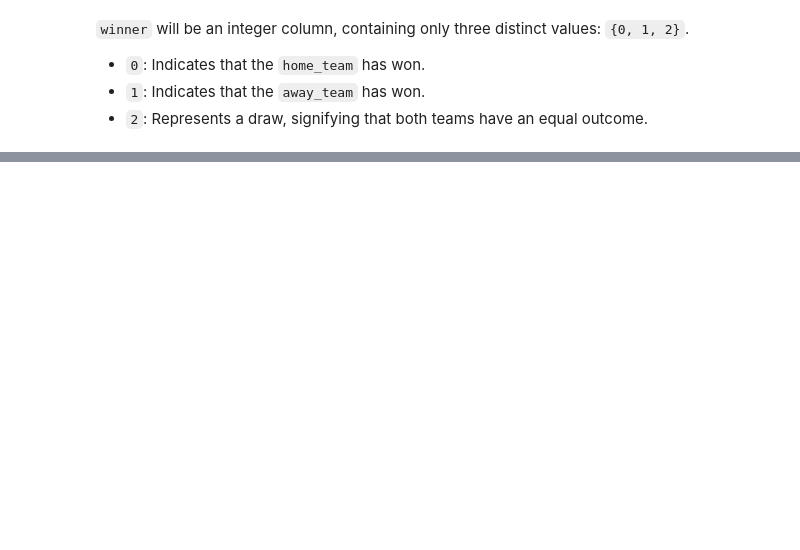
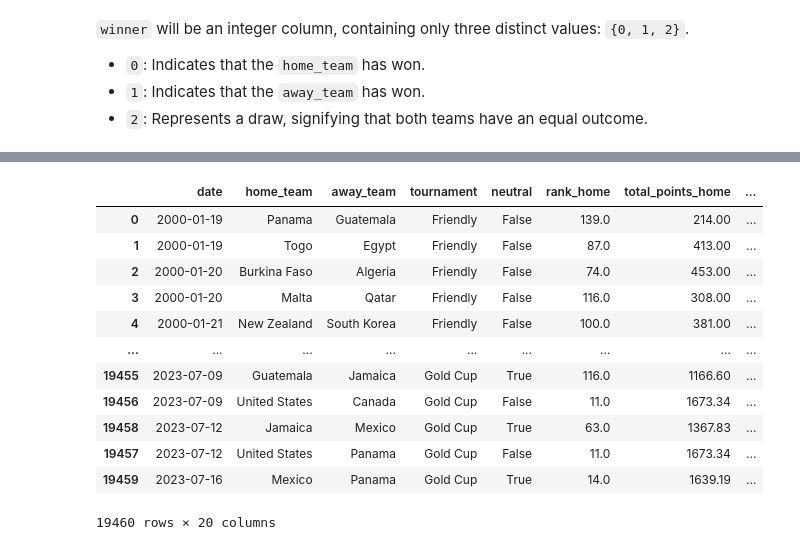
Before and after one commit to H4znow/Football_match_results_predictor, a Jupyter notebook: pre/preprocess_dataset.ipynb, the cells around one changed output, grey strips where cells are left out. Saved outputs shown, nothing was run; the diff lists cells and outputs as text; code cells hidden in the pictures; blank space fills up the shorter version.

```diff
--- a/pre/preprocess_dataset.ipynb
+++ b/pre/preprocess_dataset.ipynb
@@ -345,0 +429,2 @@ KeyError: "[Timestamp('2000-01-19 00:00:00'), 'Panama', 'Guatemala', 'Friendly',
+# %%
+rera.drop("city", axis=1, inplace=True)
@@ -345,0 +437,2 @@ KeyError: "[Timestamp('2000-01-19 00:00:00'), 'Panama', 'Guatemala', 'Friendly',
+# %%
+rera.drop(["home_score", "away_score"], axis=1, inplace=True)
@@ -345,0 +443,18 @@ KeyError: "[Timestamp('2000-01-19 00:00:00'), 'Panama', 'Guatemala', 'Friendly',
+# %%
+rera.drop("country", axis=1, inplace=True)
+# %%
+rera
+# %% [output]
+|  | date | home_team | away_team | tournament | neutral | rank_home | total_points_home | ... |
+| 0 | 2000-01-19 | Panama | Guatemala | Friendly | False | 139.0 | 214.00 | ... |
+| 1 | 2000-01-19 | Togo | Egypt | Friendly | False | 87.0 | 413.00 | ... |
+| 2 | 2000-01-20 | Burkina Faso | Algeria | Friendly | False | 74.0 | 453.00 | ... |
+| 3 | 2000-01-20 | Malta | Qatar | Friendly | False | 116.0 | 308.00 | ... |
+| 4 | 2000-01-21 | New Zealand | South Korea | Friendly | False | 100.0 | 381.00 | ... |
+| ... | ... | ... | ... | ... | ... | ... | ... | ... |
+| 19455 | 2023-07-09 | Guatemala | Jamaica | Gold Cup | True | 116.0 | 1166.60 | ... |
+| 19456 | 2023-07-09 | United States | Canada | Gold Cup | False | 11.0 | 1673.34 | ... |
+| 19458 | 2023-07-12 | Jamaica | Mexico | Gold Cup | True | 63.0 | 1367.83 | ... |
+| 19457 | 2023-07-12 | United States | Panama | Gold Cup | False | 11.0 | 1673.34 | ... |
+| 19459 | 2023-07-16 | Mexico | Panama | Gold Cup | True | 14.0 | 1639.19 | ... |
+19460 rows × 20 columns
```
Also changed, not shown: parts of 29 cells of this notebook, 4 other files.
